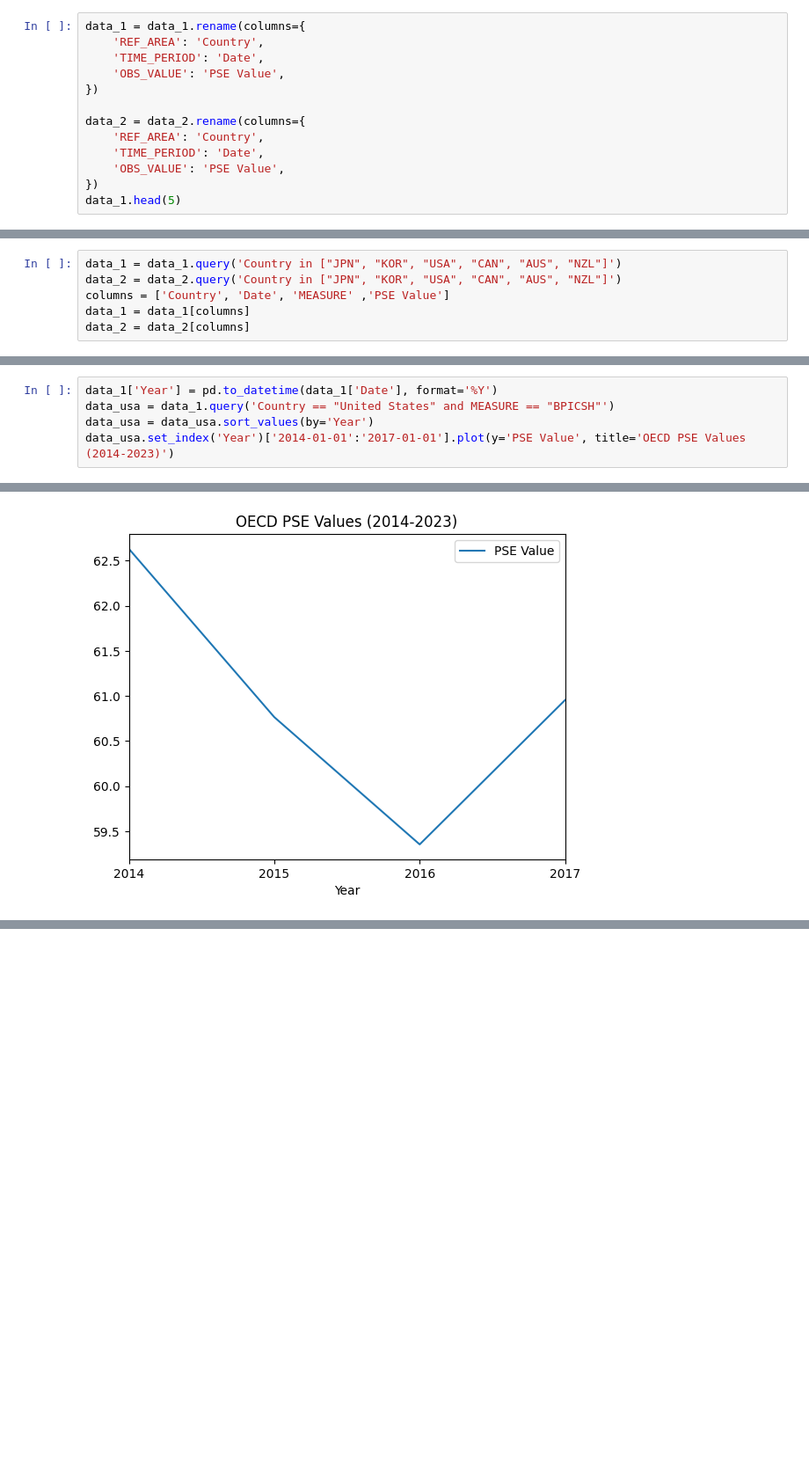
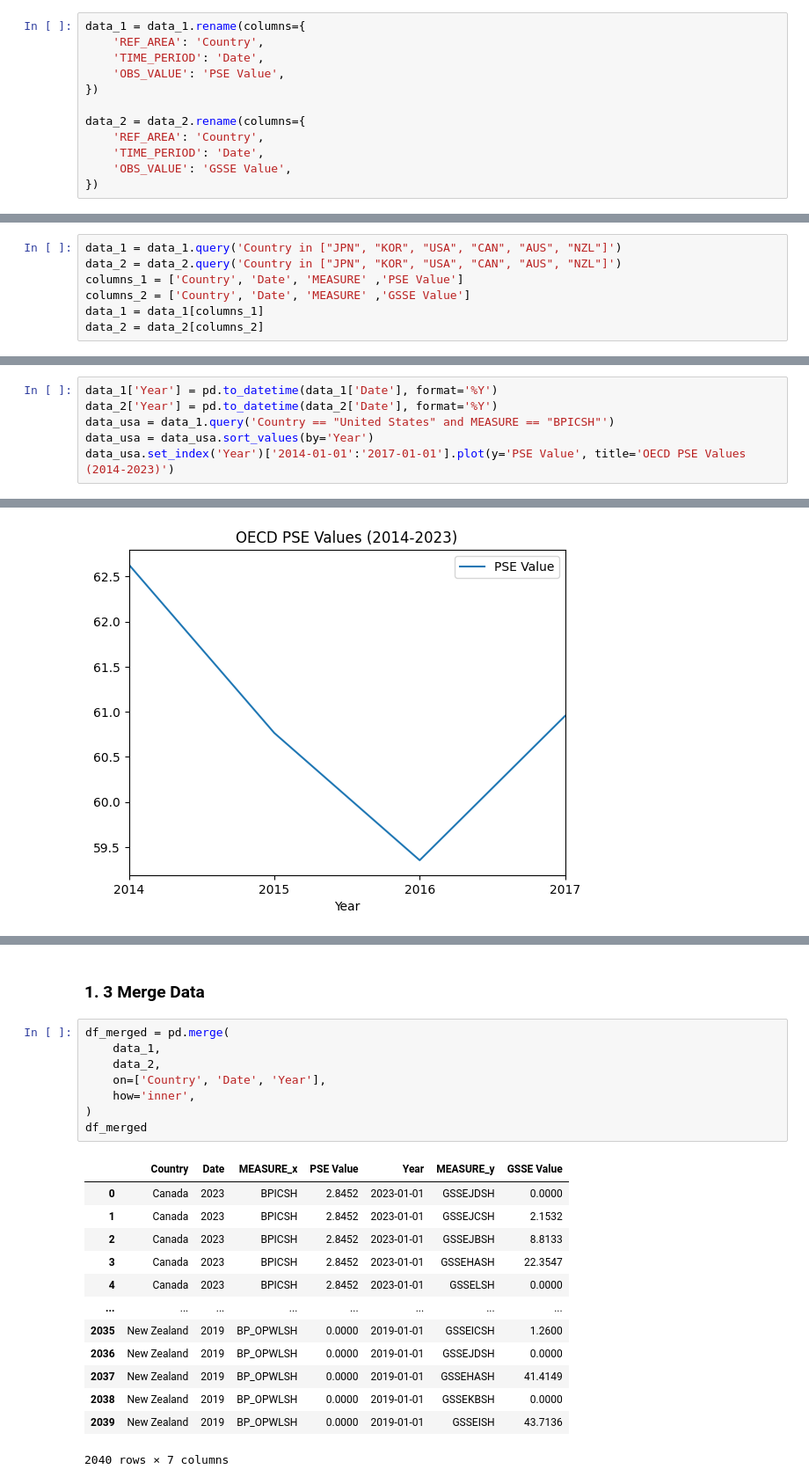
Before and after one commit to Data-Science-Public-Policy/graspp_2025_spring, a Jupyter notebook: HW1_GONG_Kuiyuan/HW1_GONG_Kuiyuan.ipynb, the cells around one changed output, grey strips where cells are left out. Shown at 88% size. Saved outputs shown, nothing was run; the diff lists cells and outputs as text; blank space fills up the shorter version.

```diff
--- a/HW1_GONG_Kuiyuan/HW1_GONG_Kuiyuan.ipynb
+++ b/HW1_GONG_Kuiyuan/HW1_GONG_Kuiyuan.ipynb
@@ -115,6 +119,5 @@ data_1 = data_1.rename(columns={
 data_2 = data_2.rename(columns={
     'REF_AREA': 'Country',
     'TIME_PERIOD': 'Date',
-    'OBS_VALUE': 'PSE Value',
+    'OBS_VALUE': 'GSSE Value',
 })
-data_1.head(5)
@@ -137,9 +124,10 @@ data_2.head(5)
 # %%
 data_1 = data_1.query('Country in ["JPN", "KOR", "USA", "CAN", "AUS", "NZL"]')
 data_2 = data_2.query('Country in ["JPN", "KOR", "USA", "CAN", "AUS", "NZL"]')
-columns = ['Country', 'Date', 'MEASURE' ,'PSE Value']
-data_1 = data_1[columns]
-data_2 = data_2[columns]
+columns_1 = ['Country', 'Date', 'MEASURE' ,'PSE Value']
+columns_2 = ['Country', 'Date', 'MEASURE' ,'GSSE Value']
+data_1 = data_1[columns_1]
+data_2 = data_2[columns_2]
 # %%
 columns_dictionary = {
     'JPN': 'Japan',
@@ -156,6 +144,7 @@ data_1.to_csv('../data/intermediate/OECD_PSE_inter.csv', index=False)
 data_2.to_csv('../data/intermediate/OECD_GSSE_inter.csv', index=False)
 # %%
 data_1['Year'] = pd.to_datetime(data_1['Date'], format='%Y')
+data_2['Year'] = pd.to_datetime(data_2['Date'], format='%Y')
 data_usa = data_1.query('Country == "United States" and MEASURE == "BPICSH"')
 data_usa = data_usa.sort_values(by='Year')
 data_usa.set_index('Year')['2014-01-01':'2017-01-01'].plot(y='PSE Value', title='OECD PSE Values (2014-2023)')
@@ -175,3 +163,27 @@ plt.legend(title='Country')
 plt.show()
 # %% [output]
 [figure]
+# %% [markdown]
+### 1. 3 Merge Data
+# %%
+df_merged = pd.merge(
+    data_1,
+    data_2,
+    on=['Country', 'Date', 'Year'],
+    how='inner',
+)
+df_merged
+# %% [output]
+|  | Country | Date | MEASURE_x | PSE Value | Year | MEASURE_y | GSSE Value |
+| 0 | Canada | 2023 | BPICSH | 2.8452 | 2023-01-01 | GSSEJDSH | 0.0000 |
+| 1 | Canada | 2023 | BPICSH | 2.8452 | 2023-01-01 | GSSEJCSH | 2.1532 |
+| 2 | Canada | 2023 | BPICSH | 2.8452 | 2023-01-01 | GSSEJBSH | 8.8133 |
+| 3 | Canada | 2023 | BPICSH | 2.8452 | 2023-01-01 | GSSEHASH | 22.3547 |
+| 4 | Canada | 2023 | BPICSH | 2.8452 | 2023-01-01 | GSSELSH | 0.0000 |
+| ... | ... | ... | ... | ... | ... | ... | ... |
+| 2035 | New Zealand | 2019 | BP_OPWLSH | 0.0000 | 2019-01-01 | GSSEICSH | 1.2600 |
+| 2036 | New Zealand | 2019 | BP_OPWLSH | 0.0000 | 2019-01-01 | GSSEJDSH | 0.0000 |
+| 2037 | New Zealand | 2019 | BP_OPWLSH | 0.0000 | 2019-01-01 | GSSEHASH | 41.4149 |
+| 2038 | New Zealand | 2019 | BP_OPWLSH | 0.0000 | 2019-01-01 | GSSEKBSH | 0.0000 |
+| 2039 | New Zealand | 2019 | BP_OPWLSH | 0.0000 | 2019-01-01 | GSSEISH | 43.7136 |
+2040 rows × 7 columns
```
Also changed, not shown: parts of 6 cells of this notebook.
